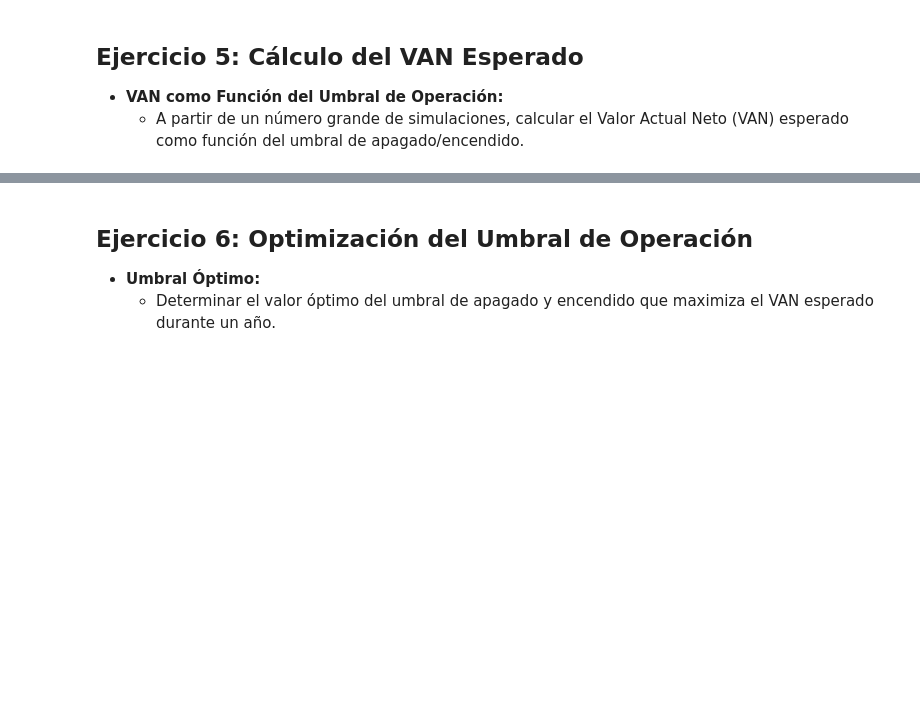
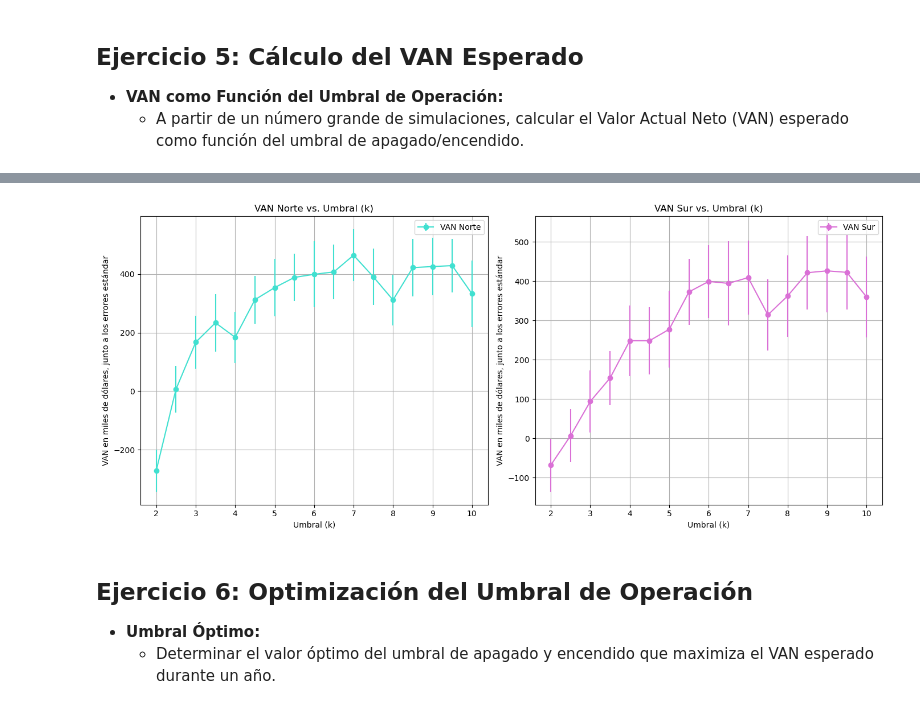
Before and after one commit to olmiave/ACN_TP1, a Jupyter notebook: TP1.ipynb, the cells around one changed output, grey strips where cells are left out. Cells and saved outputs as stored; diff of their text form; code cells hidden in the pictures; blank space fills up the shorter version.

```diff
--- a/TP1.ipynb
+++ b/TP1.ipynb
@@ -850,6 +860,25 @@ plt.grid(True)
 plt.show()
 # %% [output]
 [figure]
+# %%
+#errorplot
+fig, axes = plt.subplots(1, 2, figsize=(14, 6), tight_layout=True)
+
+titles = ['VAN Norte vs. Umbral (k)', 'VAN Sur vs. Umbral (k)']
+y_data = ['VAN Norte', 'VAN Sur']
+errors = [np.array(errors_norte), np.array(errors_sur)]
+
+for i, (ax, title, y, err) in enumerate(zip(axes, titles, y_data, errors)):
+    ax.errorbar(df_results['k'], df_results[y]/1000, yerr=err/1000, marker='o', color=c[i], label=y)
+    ax.set_xlabel('Umbral (k)')
+    ax.set_ylabel('VAN en miles de dólares, junto a los errores estándar')
+    ax.set_title(title)
+    ax.grid(True)
+    ax.legend()
+
+plt.show()
+# %% [output]
+[figure, added]
 # %% [markdown]
 ## **Ejercicio 6: Optimización del Umbral de Operación** <a name="Ejercicio-6"></a>
 - **Umbral Óptimo:**
```
Also changed, not shown: parts of 16 cells of this notebook.
